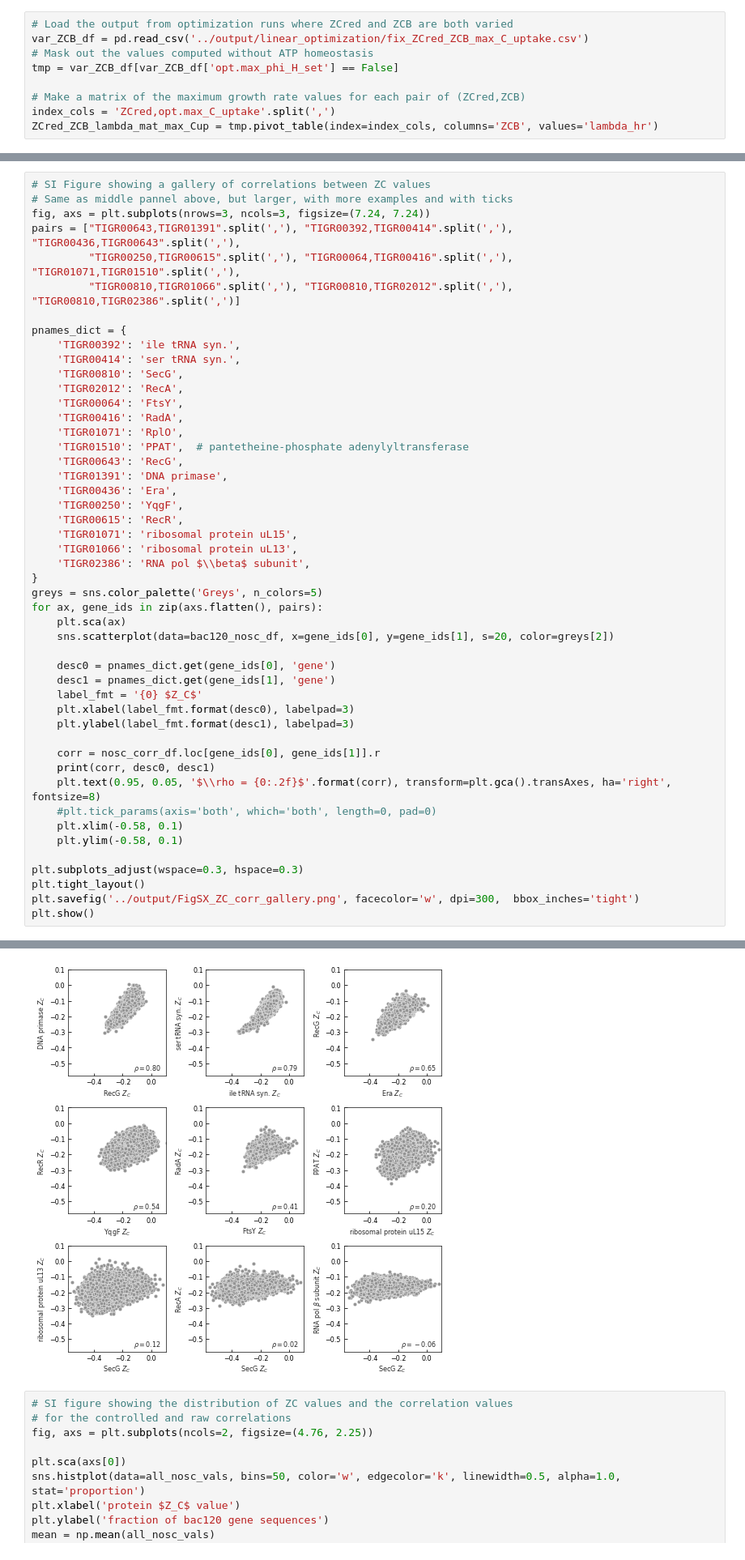
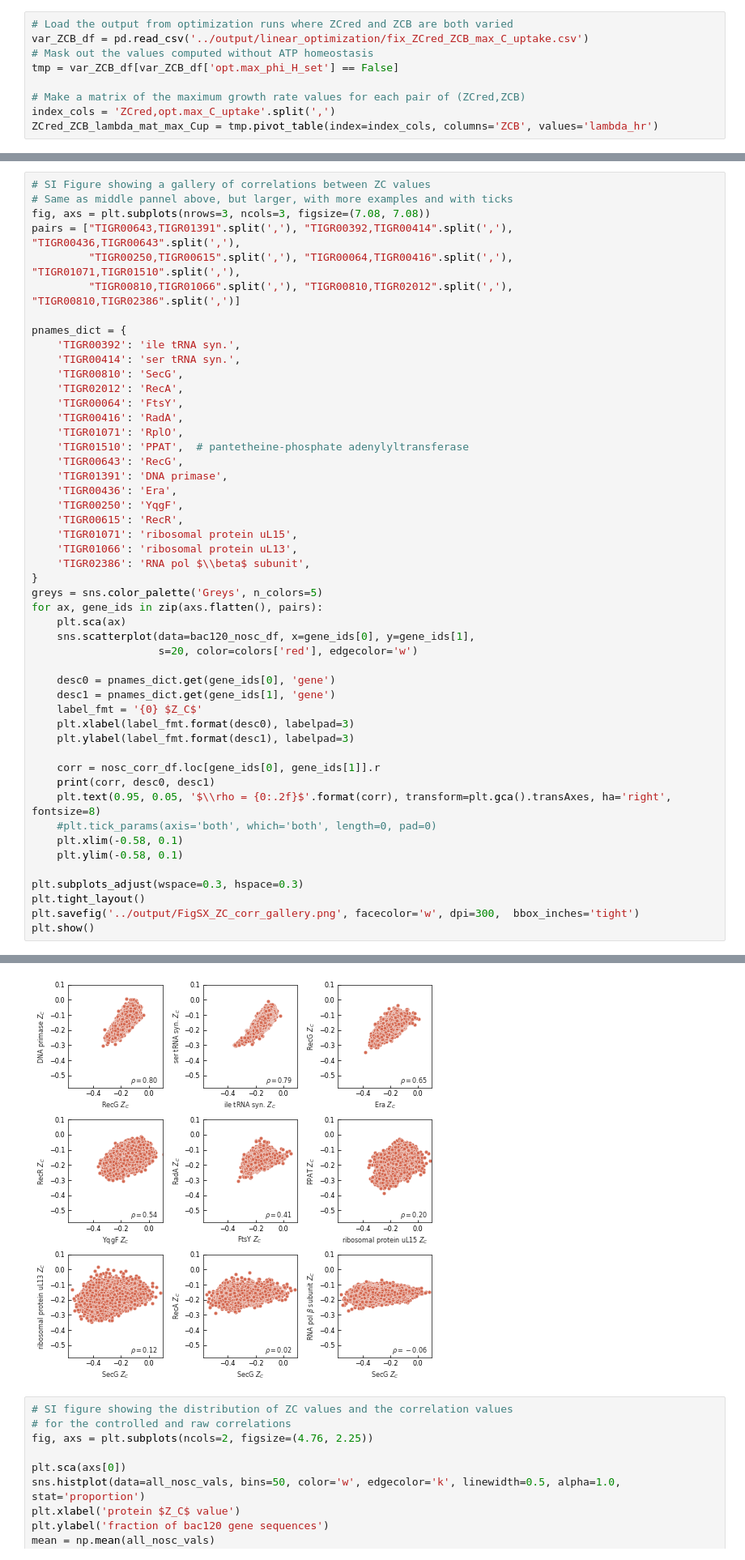
Before and after one commit to flamholz/redox-proteome, a Jupyter notebook: notebooks/Fig6.ipynb, the cells around one changed output, grey strips where cells are left out. Shown at 81% size. Drawn from its saved outputs; the diff is of its cells as text.

```diff
--- a/notebooks/Fig6.ipynb
+++ b/notebooks/Fig6.ipynb
@@ -223,7 +223,7 @@ plt.show()
 # %%
 # SI Figure showing a gallery of correlations between ZC values
 # Same as middle pannel above, but larger, with more examples and with ticks
-fig, axs = plt.subplots(nrows=3, ncols=3, figsize=(7.24, 7.24))
+fig, axs = plt.subplots(nrows=3, ncols=3, figsize=(7.08, 7.08))
 pairs = ["TIGR00643,TIGR01391".split(','), "TIGR00392,TIGR00414".split(','), "TIGR00436,TIGR00643".split(','),
          "TIGR00250,TIGR00615".split(','), "TIGR00064,TIGR00416".split(','), "TIGR01071,TIGR01510".split(','),
          "TIGR00810,TIGR01066".split(','), "TIGR00810,TIGR02012".split(','), "TIGR00810,TIGR02386".split(',')]
@@ -249,36 +249,37 @@ pnames_dict = {
 greys = sns.color_palette('Greys', n_colors=5)
 for ax, gene_ids in zip(axs.flatten(), pairs):
     plt.sca(ax)
-    sns.scatterplot(data=bac120_nosc_df, x=gene_ids[0], y=gene_ids[1], s=20, color=greys[2])
+    sns.scatterplot(data=bac120_nosc_df, x=gene_ids[0], y=gene_ids[1],
+                    s=20, color=colors['red'], edgecolor='w')
 
     desc0 = pnames_dict.get(gene_ids[0], 'gene')
     desc1 = pnames_dict.get(gene_ids[1], 'gene')
     label_fmt = '{0} $Z_C$'
     plt.xlabel(label_fmt.format(desc0), labelpad=3)
     plt.ylabel(label_fmt.format(desc1), labelpad=3)
 
     corr = nosc_corr_df.loc[gene_ids[0], gene_ids[1]].r
     print(corr, desc0, desc1)
     plt.text(0.95, 0.05, '$\\rho = {0:.2f}$'.format(corr), transform=plt.gca().transAxes, ha='right', fontsize=8)
     #plt.tick_params(axis='both', which='both', length=0, pad=0)
     plt.xlim(-0.58, 0.1)
     plt.ylim(-0.58, 0.1)
 
 plt.subplots_adjust(wspace=0.3, hspace=0.3)
 plt.tight_layout()
 plt.savefig('../output/FigSX_ZC_corr_gallery.png', facecolor='w', dpi=300,  bbox_inches='tight')
 plt.show()
 # %% [output]
 0.8000155057409526 RecG DNA primase
 0.7932624352511349 ile tRNA syn. ser tRNA syn.
 0.6499922476385853 Era RecG
 0.5398362792149818 YqgF RecR
 0.4095090511505405 FtsY RadA
 0.2022310253031126 ribosomal protein uL15 PPAT
 0.1198584950885396 SecG ribosomal protein uL13
 0.0175372666307355 SecG RecA
 -0.0584155890966763 SecG RNA pol $\beta$ subunit
-[figure, old version]
+[figure, new version]
 # %%
 # SI figure showing the distribution of ZC values and the correlation values
 # for the controlled and raw correlations
```
Also changed, not shown: parts of 3 cells of this notebook, 4 other files.
